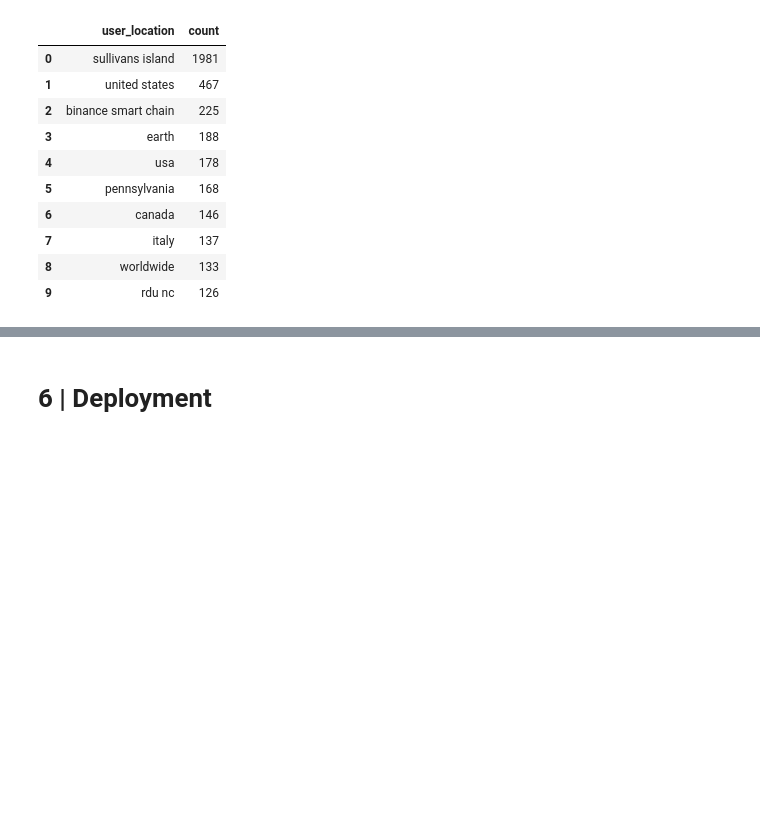
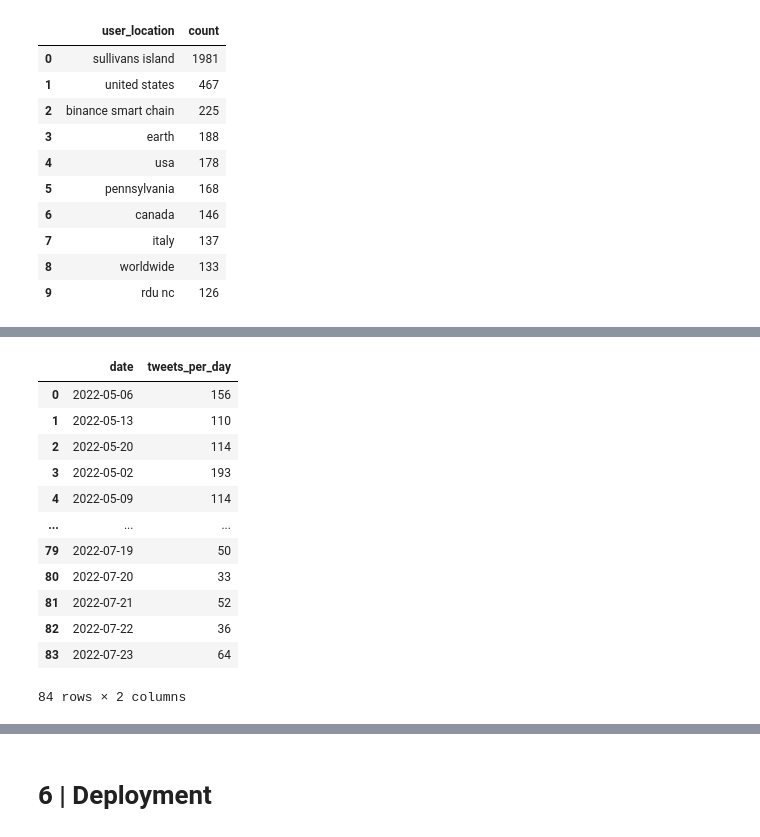
Before and after one commit to slp22/data-engineering-project, a Jupyter notebook: engineering_monkeypox_pipeline.ipynb, the cells around one changed output, grey strips where cells are left out. Cells and saved outputs as stored; diff of their text form; code cells hidden in the pictures; blank space fills up the shorter version.

```diff
--- a/engineering_monkeypox_pipeline.ipynb
+++ b/engineering_monkeypox_pipeline.ipynb
@@ -1104,0 +1244,17 @@ location_df.head(10)
+# %%
+date_df = date_df.reset_index(drop=True)
+date_df
+# %% [output]
+|  | date | tweets_per_day |
+| 0 | 2022-05-06 | 156 |
+| 1 | 2022-05-13 | 110 |
+| 2 | 2022-05-20 | 114 |
+| 3 | 2022-05-02 | 193 |
+| 4 | 2022-05-09 | 114 |
+| ... | ... | ... |
+| 79 | 2022-07-19 | 50 |
+| 80 | 2022-07-20 | 33 |
+| 81 | 2022-07-21 | 52 |
+| 82 | 2022-07-22 | 36 |
+| 83 | 2022-07-23 | 64 |
+84 rows × 2 columns
```
Also changed, not shown: parts of 31 cells of this notebook.
